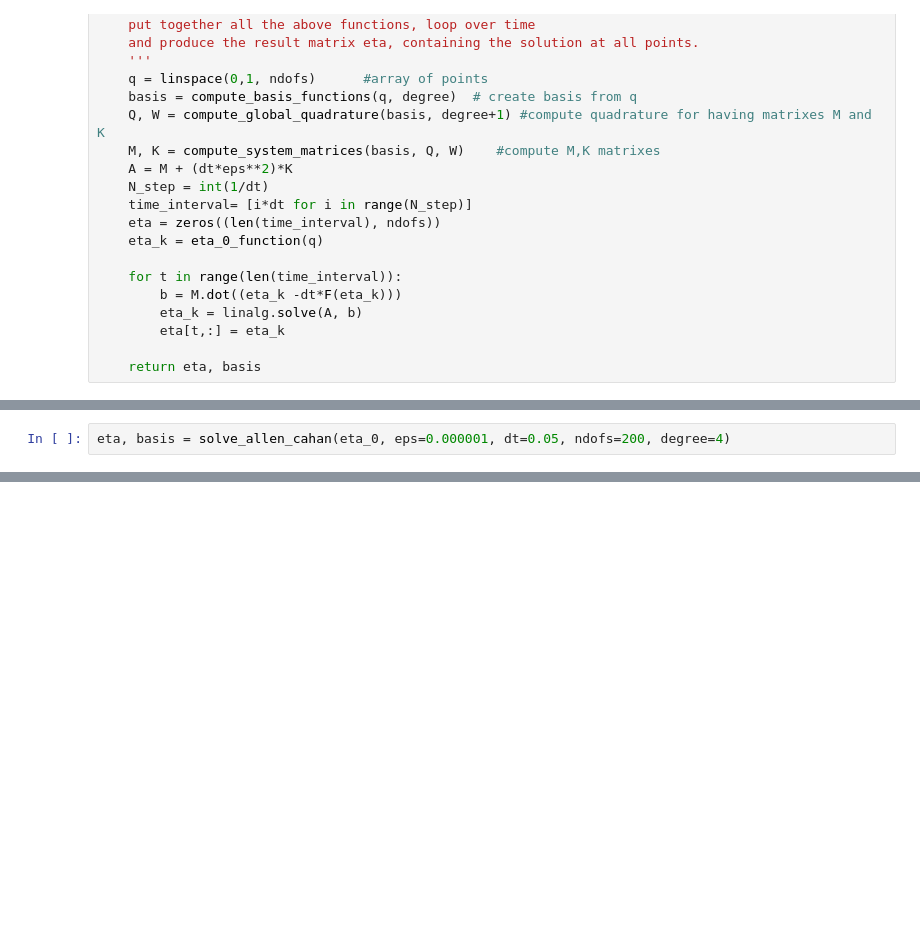
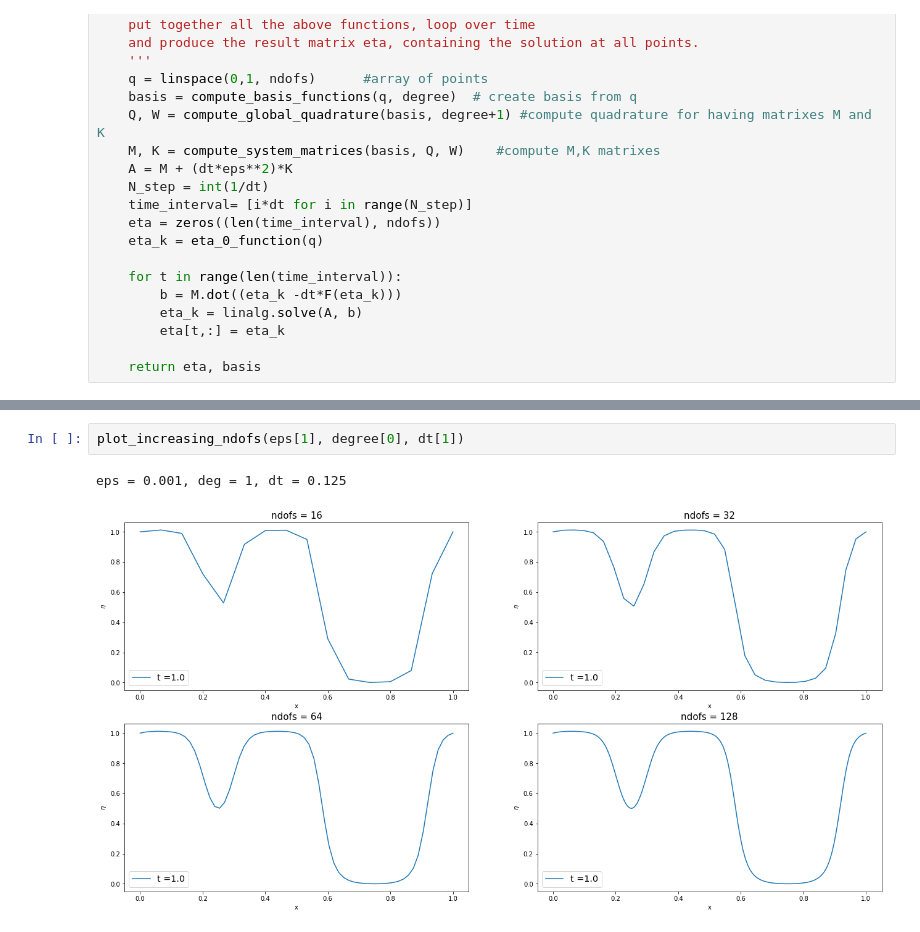
Before and after one commit to RobertoCorti/P1.4_seed, a Jupyter notebook: final_project/final_project_2019-2020.ipynb, the cells around one changed output, grey strips where cells are left out. Saved outputs shown, nothing was run; the diff lists cells and outputs as text; blank space fills up the shorter version.

```diff
--- a/final_project/final_project_2019-2020.ipynb
+++ b/final_project/final_project_2019-2020.ipynb
@@ -387,2 +285,0 @@ plot_solution(eta_quattro, basis_quattro, 20, resolution)
-# %%
-eta, basis = solve_allen_cahan(eta_0, eps=0.000001, dt=0.05, ndofs=200, degree=4)
@@ -393,0 +332,5 @@ eta, basis = solve_allen_cahan(eta_0, eps=0.000001, dt=0.05, ndofs=200, degree=4
+# %%
+plot_increasing_ndofs(eps[1], degree[0], dt[1])
+# %% [output]
+eps = 0.001, deg = 1, dt = 0.125
+[figure, added]
```
Also changed, not shown: parts of 15 cells of this notebook.
